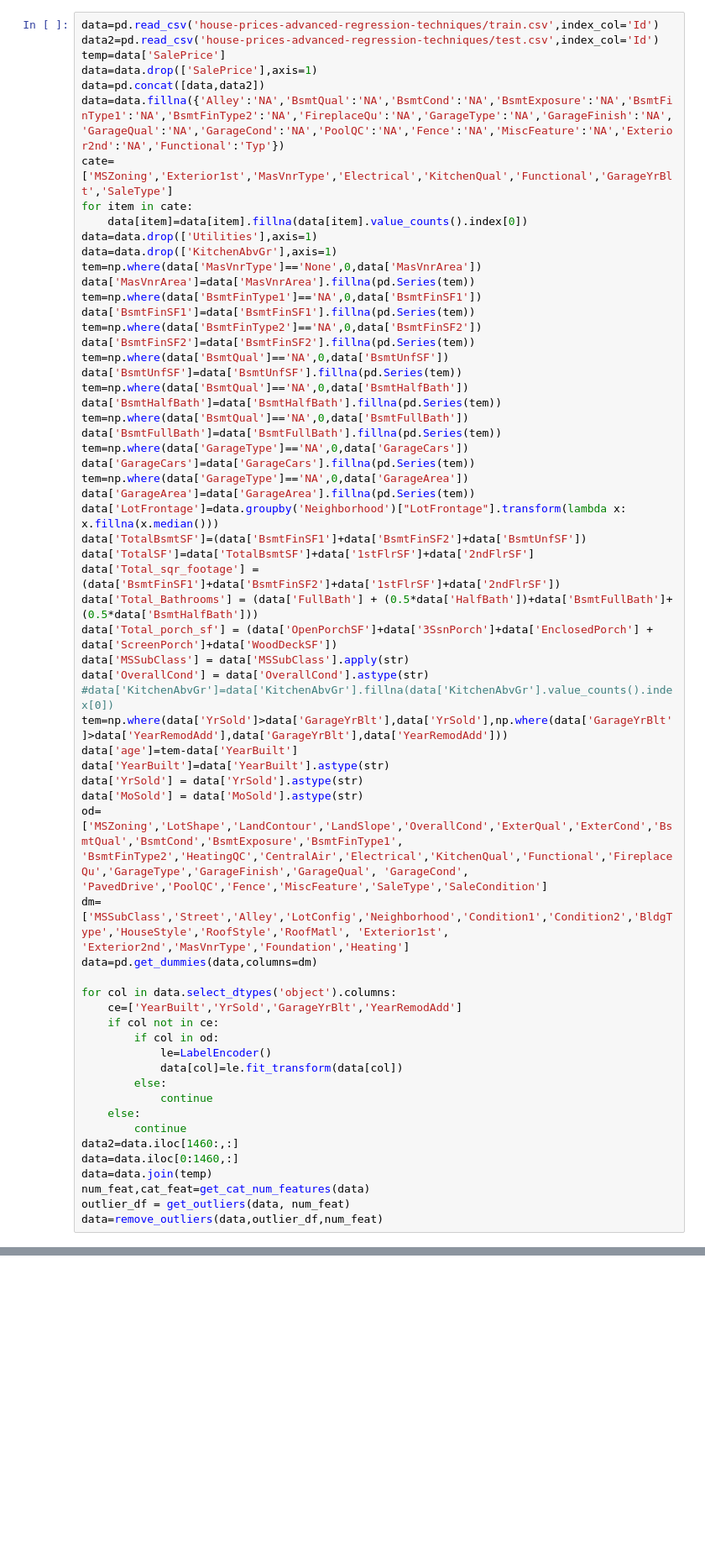
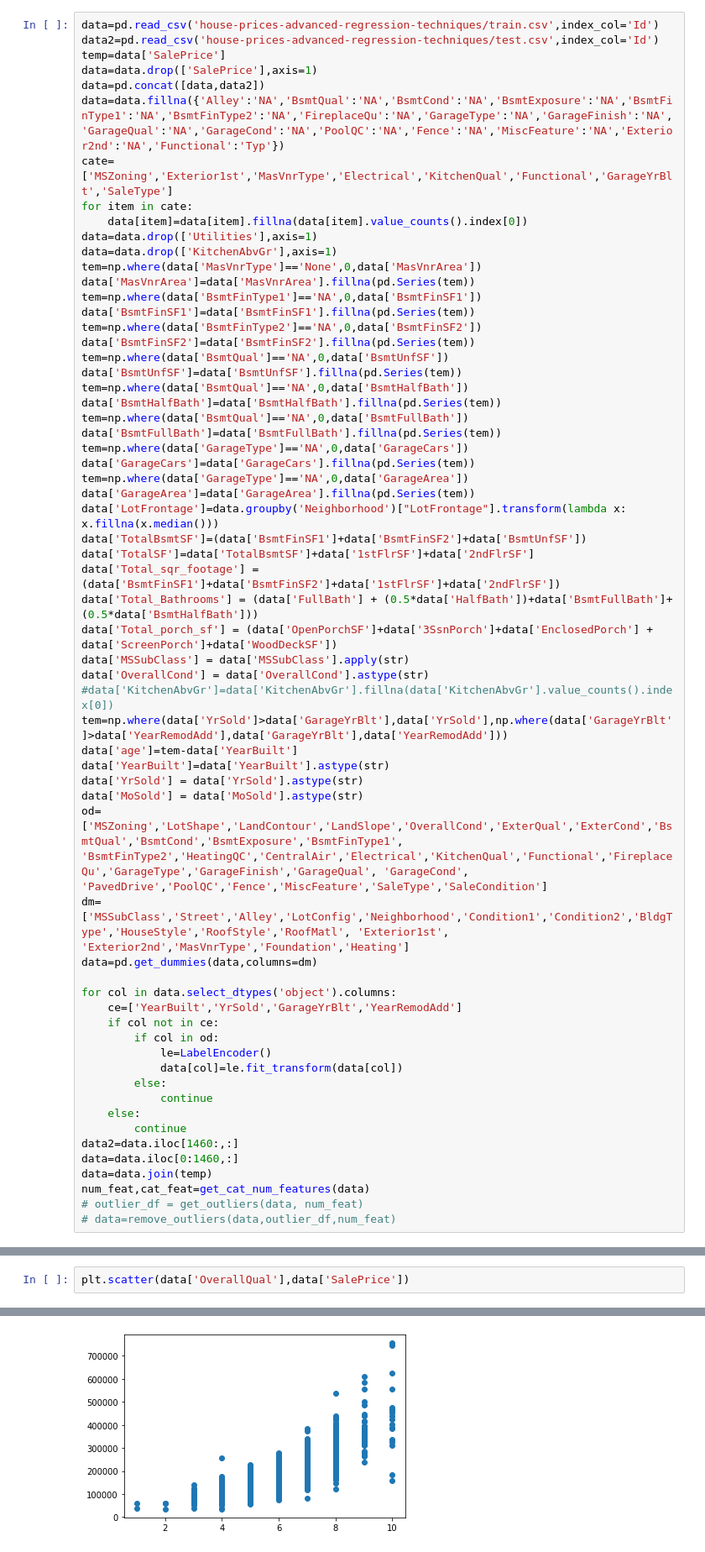
Before and after one commit to finesebastian/CS675_Midterm, a Jupyter notebook: Midterm_Project.ipynb, the cells around one changed output, grey strips where cells are left out. Shown at 84% size. Cells and saved outputs as stored; diff of their text form; blank space fills up the shorter version.

```diff
--- a/Midterm_Project.ipynb
+++ b/Midterm_Project.ipynb
@@ -118,8 +119,8 @@ data2=data.iloc[1460:,:]
 data=data.iloc[0:1460,:]
 data=data.join(temp)
 num_feat,cat_feat=get_cat_num_features(data)
-outlier_df = get_outliers(data, num_feat)
-data=remove_outliers(data,outlier_df,num_feat)
+# outlier_df = get_outliers(data, num_feat)
+# data=remove_outliers(data,outlier_df,num_feat)
 # %%
 c=data.corr()
 print(c['SalePrice'].sort_values().tail(11))
@@ -171,0 +184,3 @@ R-squared Error: 0.7595569698203961
+# %%
+plt.scatter(data['OverallQual'],data['SalePrice'])
+# %% [output]
@@ -171,0 +188 @@ R-squared Error: 0.7595569698203961
+[figure, added]
```
Also changed, not shown: parts of 14 cells of this notebook, 1 other file.
